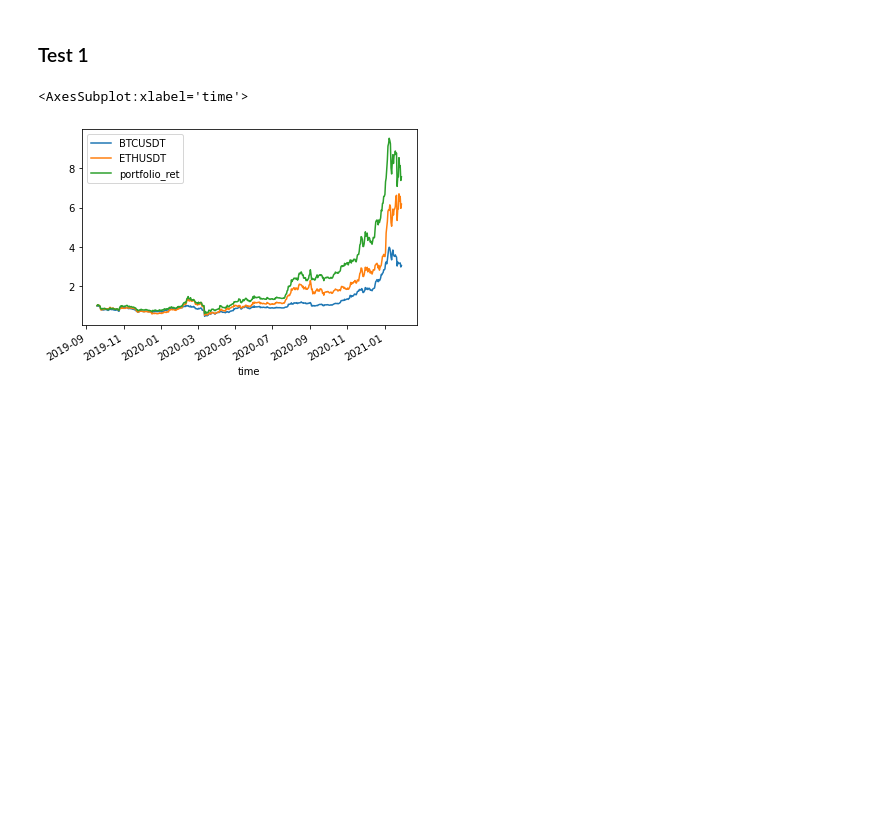
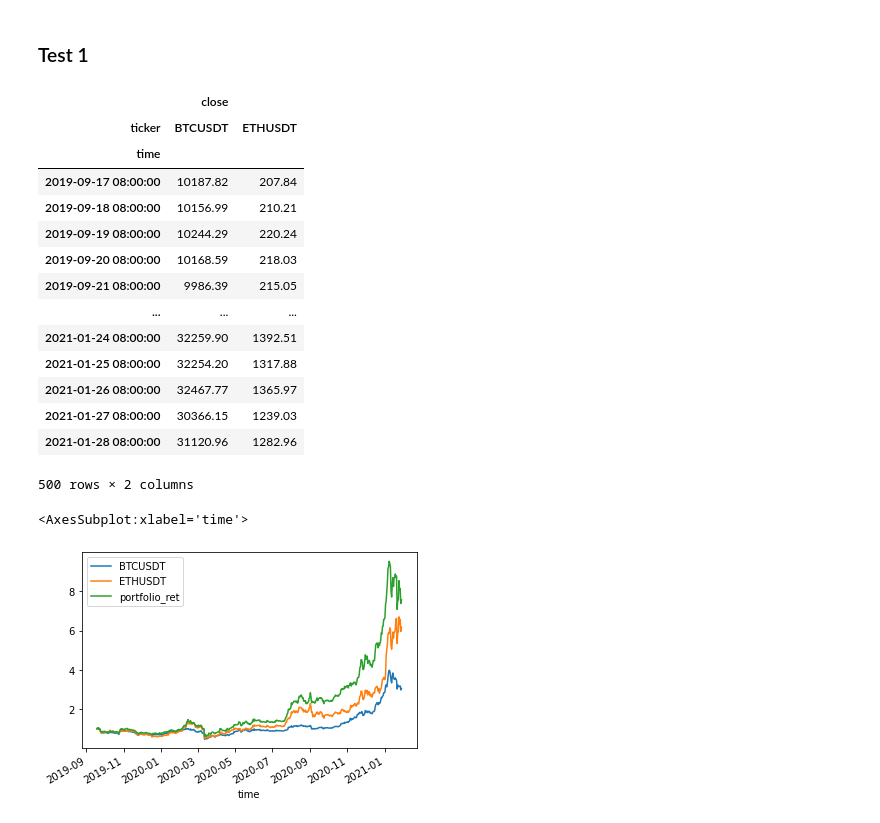
Before and after one commit to sunnyyang1576/btceth-momenum, a Jupyter notebook: Test.ipynb, the cells around one changed output. Drawn from its saved outputs; the diff is of its cells as text; code cells hidden in the pictures; blank space fills up the shorter version.

```diff
--- a/Test.ipynb
+++ b/Test.ipynb
@@ -24,6 +24,24 @@ portfolio_ret = ret_df["ETHUSDT"].copy()
 portfolio_ret[signal] = ret_df["BTCUSDT"][signal]
 # %%
 portfolio_ret_cum = (portfolio_ret+1).cumprod()
+# %%
+wide_df
+# %% [output]
+|  | close |  |
+| ticker | BTCUSDT | ETHUSDT |
+| time |  |  |
+| 2019-09-17 08:00:00 | 10187.82 | 207.84 |
+| 2019-09-18 08:00:00 | 10156.99 | 210.21 |
+| 2019-09-19 08:00:00 | 10244.29 | 220.24 |
+| 2019-09-20 08:00:00 | 10168.59 | 218.03 |
+| 2019-09-21 08:00:00 | 9986.39 | 215.05 |
+| ... | ... | ... |
+| 2021-01-24 08:00:00 | 32259.90 | 1392.51 |
+| 2021-01-25 08:00:00 | 32254.20 | 1317.88 |
+| 2021-01-26 08:00:00 | 32467.77 | 1365.97 |
+| 2021-01-27 08:00:00 | 30366.15 | 1239.03 |
+| 2021-01-28 08:00:00 | 31120.96 | 1282.96 |
+500 rows × 2 columns
 # %%
 index_cum_ret = (ret_df + 1).cumprod()
 # %%
```
Also changed, not shown: 2 other files.
